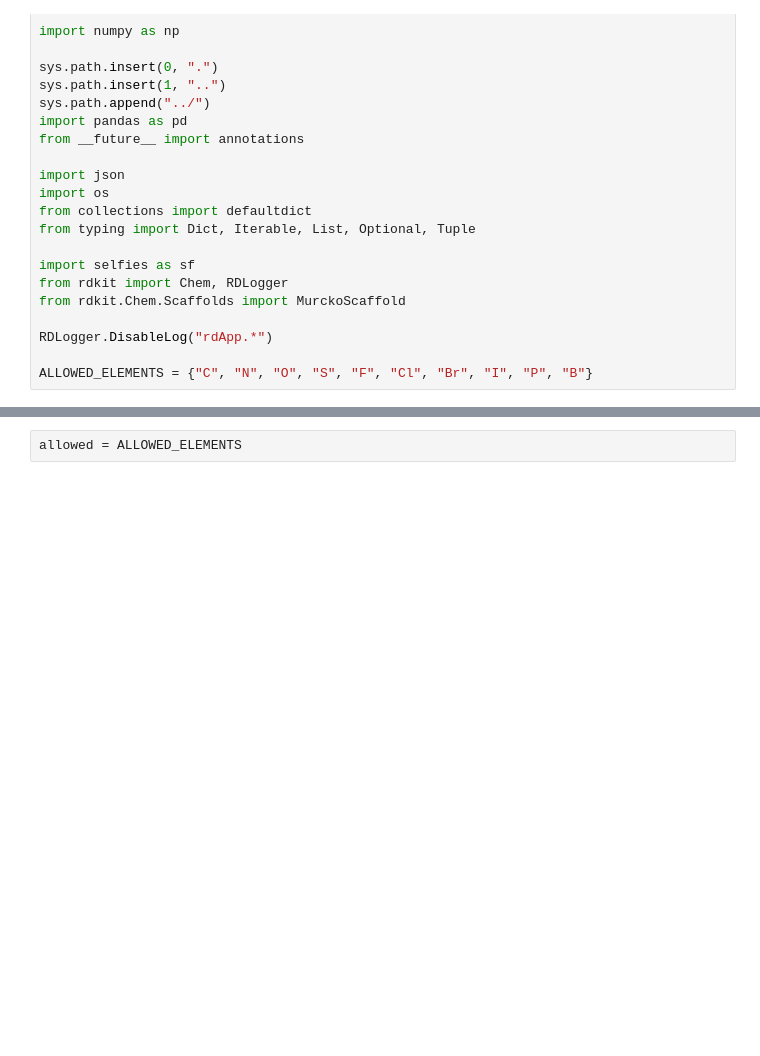
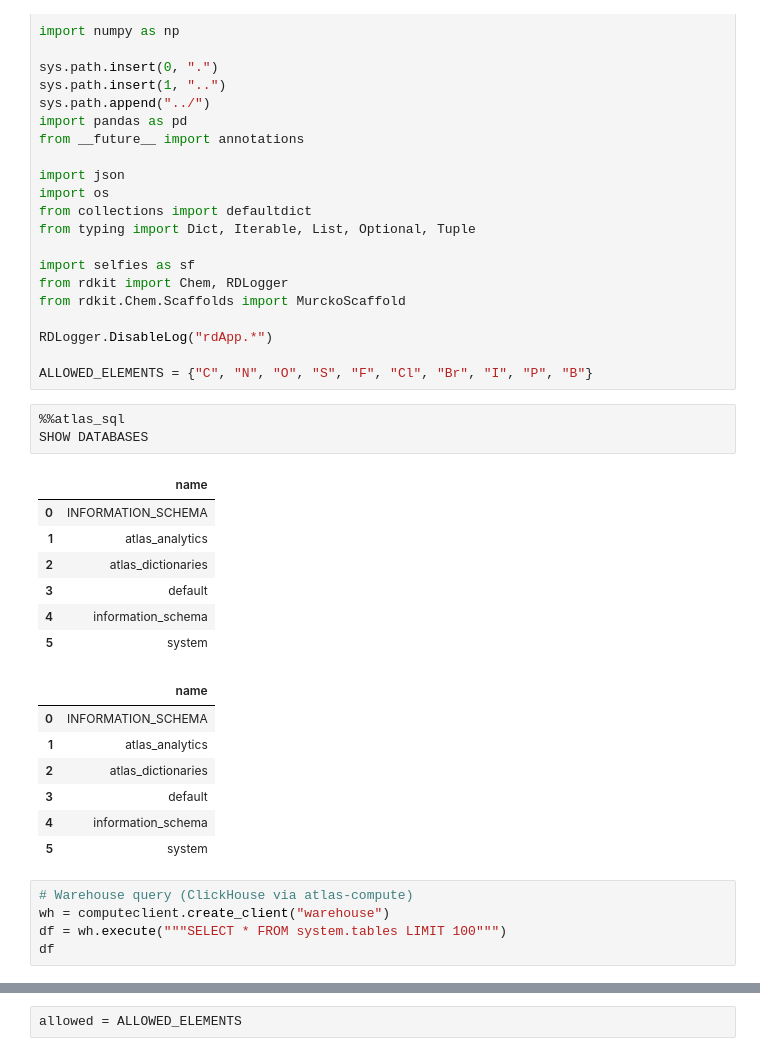
Before and after one commit to TomiTsuma/MARS, a Jupyter notebook: notebooks/Untitled.ipynb, the cells around one changed output, grey strips where cells are left out. Saved outputs shown, nothing was run; the diff lists cells and outputs as text; blank space fills up the shorter version.

```diff
--- a/notebooks/Untitled.ipynb
+++ b/notebooks/Untitled.ipynb
@@ -22,3 +22,26 @@ from rdkit.Chem.Scaffolds import MurckoScaffold
 RDLogger.DisableLog("rdApp.*")
 
 ALLOWED_ELEMENTS = {"C", "N", "O", "S", "F", "Cl", "Br", "I", "P", "B"}
+# %%
+%%atlas_sql
+SHOW DATABASES
+# %% [output]
+|  | name |
+| 0 | INFORMATION_SCHEMA |
+| 1 | atlas_analytics |
+| 2 | atlas_dictionaries |
+| 3 | default |
+| 4 | information_schema |
+| 5 | system |
+|  | name |
+| 0 | INFORMATION_SCHEMA |
+| 1 | atlas_analytics |
+| 2 | atlas_dictionaries |
+| 3 | default |
+| 4 | information_schema |
+| 5 | system |
+# %%
+# Warehouse query (ClickHouse via atlas-compute)
+wh = computeclient.create_client("warehouse")
+df = wh.execute("""SELECT * FROM system.tables LIMIT 100""")
+df
```
Also changed, not shown: parts of 2 cells of this notebook, 11 other files.
